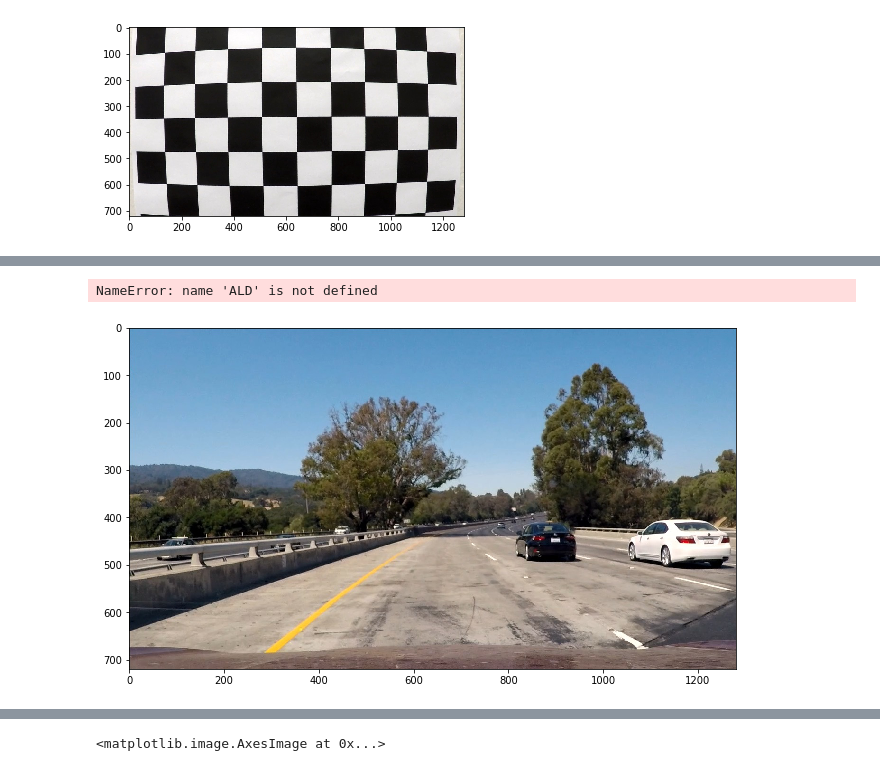
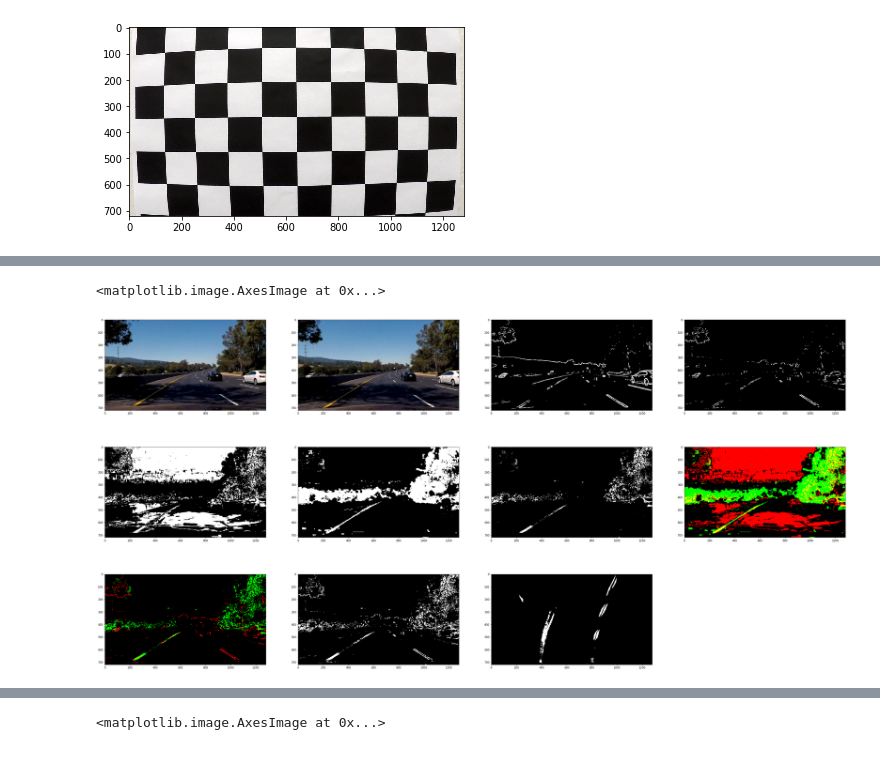
Before and after one commit to cmodi1/Advanced-Lane-Detection, a Jupyter notebook: Advanced Lane Finding.ipynb, the cells around one changed output, grey strips where cells are left out. Drawn from its saved outputs; the diff is of its cells as text; code cells hidden in the pictures.

```diff
--- a/Advanced Lane Finding.ipynb
+++ b/Advanced Lane Finding.ipynb
@@ -124,7 +135,7 @@ def top_view_perspective(self, img):
     return cv2.warpPerspective(img, self.M, (img.shape[1], img.shape[0]))
 # %%
 def get_lane_position_estimate(self, img):
-    bottom_third = img[int(img.shape[0]/3):,:]
+    bottom_third = img[int(img.shape[0]*(2/3)):,:]
     histogram = np.sum(bottom_third, axis=0)
     mid_point = int(len(histogram)/2)
     left_lane_position = np.argmax(histogram[:mid_point])
@@ -303,0 +367,7 @@ l,r,lc,rc = ALD.find_lane(pipeline_final_image, l, r, 100, display=True)
+# %%
+def advanced_lane_find(self, img):
+    out_put = self.find_lane(img)
+    if isinstance(out_put, bool):
+        return self.compute_lane_prior(img)
+    else:
+        return out_put
@@ -303,0 +396,5 @@ l,r,lc,rc = ALD.find_lane(pipeline_final_image, l, r, 100, display=True)
+# %%
+# input_img = mpimg.imread('test_images/test3.jpg')
+clip1 = VideoFileClip("project_video.mp4")
+test_t4 = clip1.get_frame(41.80)
+input_img = test_t4
@@ -330,2 +427,2 @@ plt.imshow(pipeline_final_image, cmap='gray')
 # %%
-ALD = Advanced_Lane_Detection()
+ALD1 = Advanced_Lane_Detection()
@@ -332,53 +435,55 @@ ALD = Advanced_Lane_Detection()
 # %%
 fig = plt.figure(figsize=(50, 25))
-img = mpimg.imread('test_images/test1.jpg')
+# img = mpimg.imread('test_images/test1.jpg')
+img = test_t4
 # img = mpimg.imread('test_images/straight_lines1.jpg')
 fig.add_subplot(3,4,1)
 plt.imshow(img)
 
-img_udt = ALD.undistort_image(img)
+img_udt = ALD1.undistort_image(img)
 fig.add_subplot(3,4,2)
 plt.imshow(img_udt)
 
-sob_fil = ALD.sobel_mag_thresh(img_udt, mag_thresh=(70, 255), sobel_kernel=17)
+sob_fil = ALD1.sobel_mag_thresh(img_udt, mag_thresh=(70, 255), sobel_kernel=17)
 fig.add_subplot(3,4,3)
 plt.imshow(sob_fil, cmap='gray')
 
-dt = ALD.dir_threshold(img, sobel_kernel=17, thresh=(0, 1.2))
+dt = ALD1.dir_threshold(img, sobel_kernel=17, thresh=(0, 1.2))
 gradient_binary = np.zeros_like(sob_fil)
 gradient_binary[(sob_fil == 1) & (dt == 1)] = 1
 fig.add_subplot(3,4,4)
 plt.imshow(gradient_binary, cmap='gray')
 
-sat_thr = ALD.sat_threshold(img, (100,255))
+sat_thr = ALD1.sat_threshold(img, (100,255))
 fig.add_subplot(3,4,5)
 plt.imshow(sat_thr, cmap='gray')
 
-hue_thr = ALD.hue_threshold(img, (0,100))
+hue_thr = ALD1.hue_threshold(img, (10,100))
+# hue_thr = ALD1.hue_threshold(img, (0,100))
 fig.add_subplot(3,4,6)
 plt.imshow(hue_thr, cmap='gray')
 
 color_thresh_binary = np.zeros_like(sat_thr)
 color_thresh_binary[(sat_thr == 1) & (hue_thr == 1)] = 1
 fig.add_subplot(3,4,7)
 plt.imshow(color_thresh_binary, cmap='gray')
 
 color_thresh = np.dstack((sat_thr, hue_thr, np.zeros_like(sat_thr)))*255
 fig.add_subplot(3,4,8)
 plt.imshow(color_thresh)
 
 components = np.dstack((gradient_binary, color_thresh_binary, np.zeros_like(sat_thr)))*255
 fig.add_subplot(3,4,9)
 plt.imshow(components)
 comp_binary = np.zeros_like(color_thresh_binary)
 comp_binary[(gradient_binary == 1) | (color_thresh_binary == 1)] = 1
 fig.add_subplot(3,4,10)
 plt.imshow(comp_binary, cmap='gray')
 
-warped = ALD.top_view_perspective(comp_binary)
-top_view_processed_img = ALD.crop_top_view(warped)
+warped = ALD1.top_view_perspective(comp_binary)
+top_view_processed_img = ALD1.crop_top_view(warped)
 fig.add_subplot(3,4,11)
 plt.imshow(top_view_processed_img, cmap='gray')
 # %% [output]
-NameError: name 'ALD' is not defined
+<matplotlib.image.AxesImage at 0x...>
-[figure, old version]
+[figure, new version]
```
Also changed, not shown: parts of 30 cells of this notebook, 4 other files.
